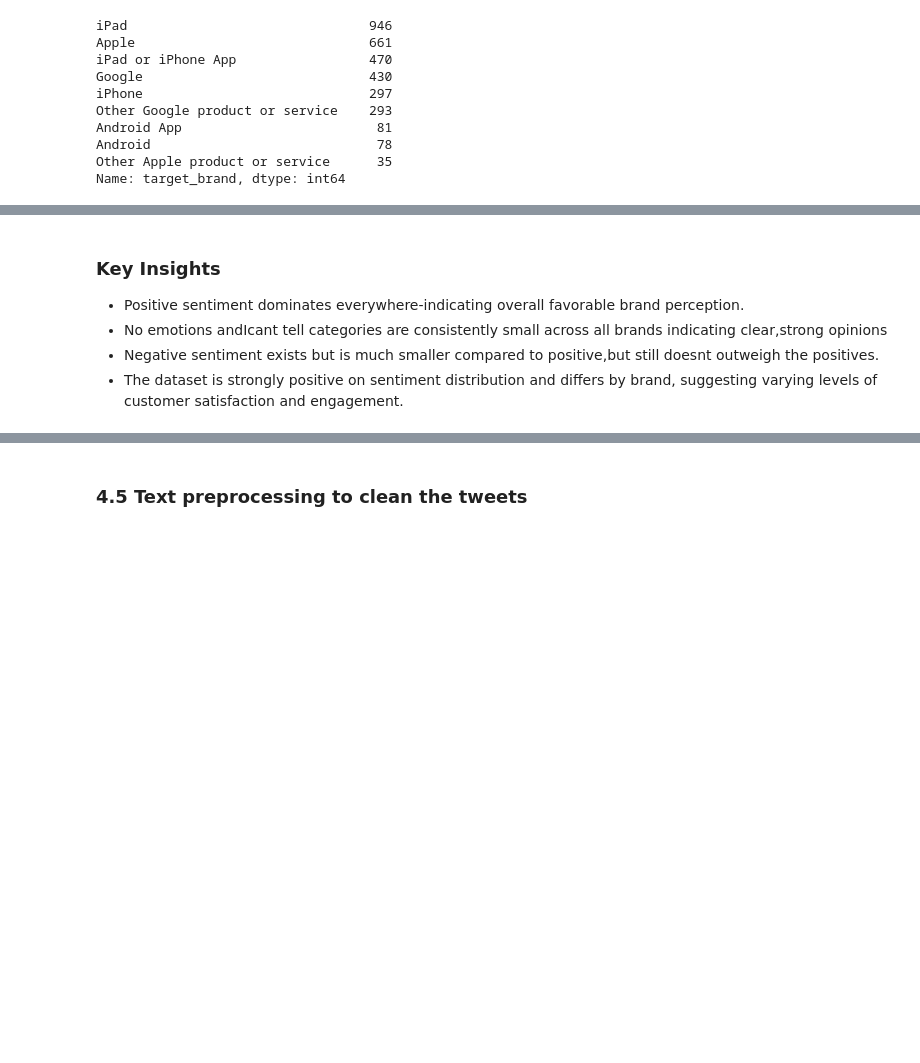
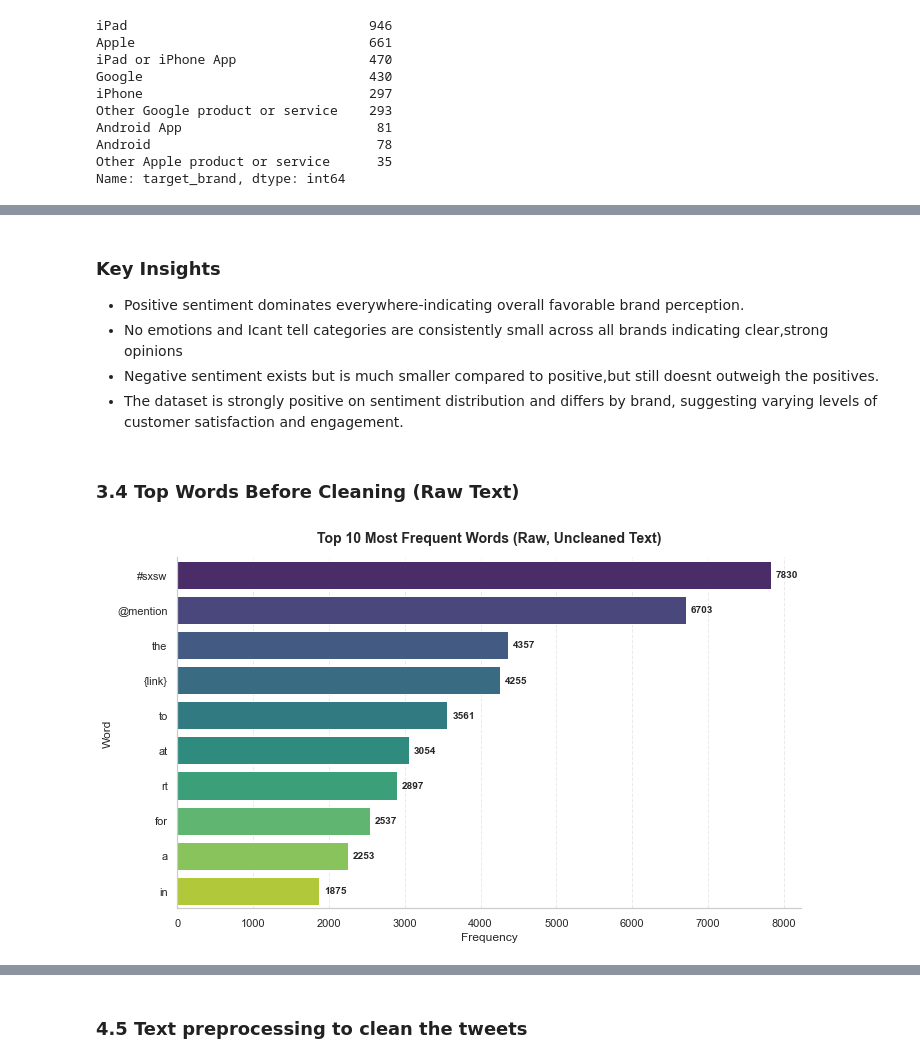
Before and after one commit to Dortts/Twitter_Sentiment_Project, a Jupyter notebook: Twitter_Sentiment_Analysis.ipynb, the cells around one changed output, grey strips where cells are left out. Saved outputs shown, nothing was run; the diff lists cells and outputs as text; code cells hidden in the pictures; blank space fills up the shorter version.

```diff
--- a/Twitter_Sentiment_Analysis.ipynb
+++ b/Twitter_Sentiment_Analysis.ipynb
@@ -271,6 +267,32 @@ plt.show()
 ### Key Insights
 
 - Positive sentiment dominates everywhere-indicating overall favorable brand perception.
-- No emotions andIcant tell categories are consistently small across all brands indicating clear,strong opinions
+- No emotions and Icant tell categories are consistently small across all brands indicating clear,strong opinions
 - Negative sentiment exists but is much smaller compared to positive,but still doesnt outweigh the positives.
 - The dataset is strongly positive on sentiment distribution and differs by brand, suggesting varying levels of customer satisfaction and engagement.
+# %% [markdown]
+### 3.4 Top Words Before Cleaning (Raw Text)
+# %%
+# Quick word frequency on raw unprocessed tweets - shows the noise problem
+raw_words = ' '.join(df['tweet'].dropna()).lower().split()
+raw_counts = Counter(raw_words)
+top_raw = pd.DataFrame(raw_counts.most_common(10), columns=['Word', 'Frequency'])
+
+plt.figure(figsize=(10, 6))
+ax = sns.barplot(data=top_raw, x='Frequency', y='Word', palette='viridis')
+for p in ax.patches:
+    width = p.get_width()
+    if width > 0:
+        ax.annotate(f'{int(width)}',
+                    (width, p.get_y() + p.get_height() / 2.),
+                    va='center', ha='left', fontsize=10, fontweight='bold',
+                    xytext=(5, 0), textcoords='offset points')
+plt.title('Top 10 Most Frequent Words (Raw, Uncleaned Text)', fontsize=14, pad=15, fontweight='bold')
+plt.xlabel('Frequency', fontsize=12)
+plt.ylabel('Word', fontsize=12)
+plt.grid(axis='x', linestyle='--', alpha=0.4)
+sns.despine()
+plt.tight_layout()
+plt.show()
+# %% [output]
+[figure, added]
```
Also changed, not shown: parts of 80 cells of this notebook.
